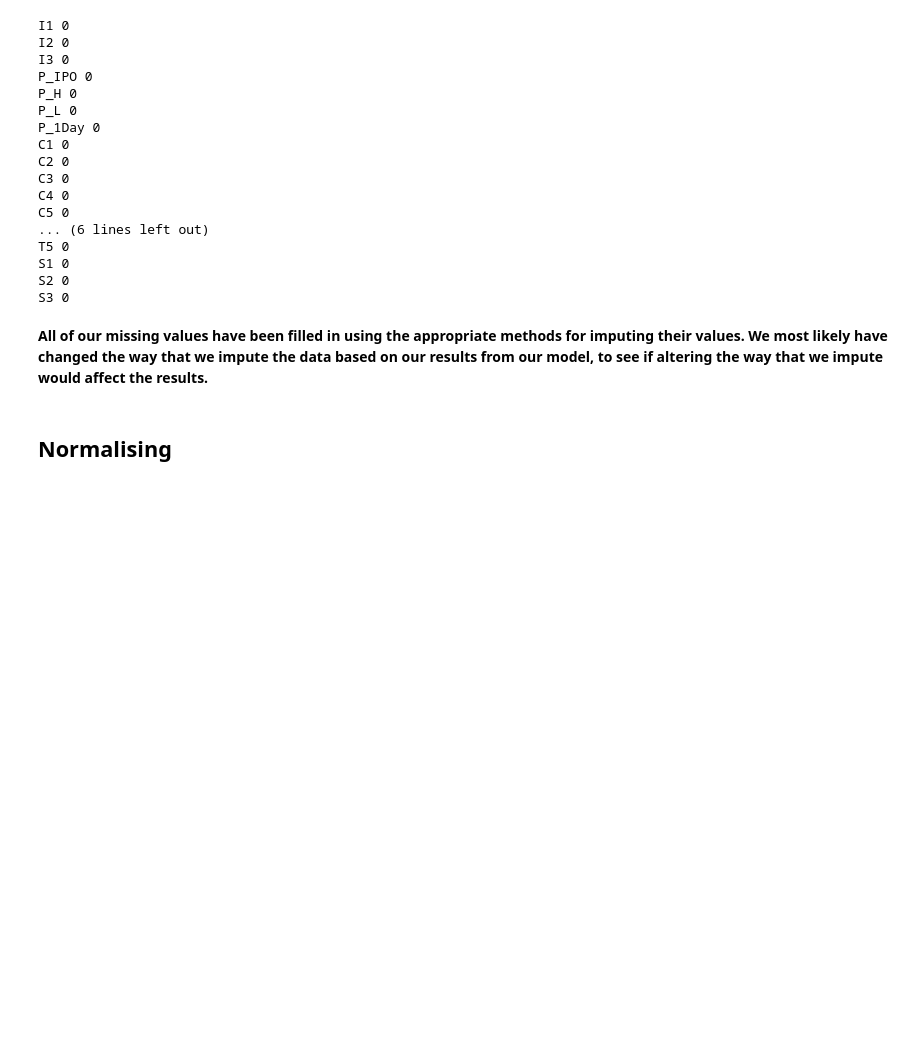
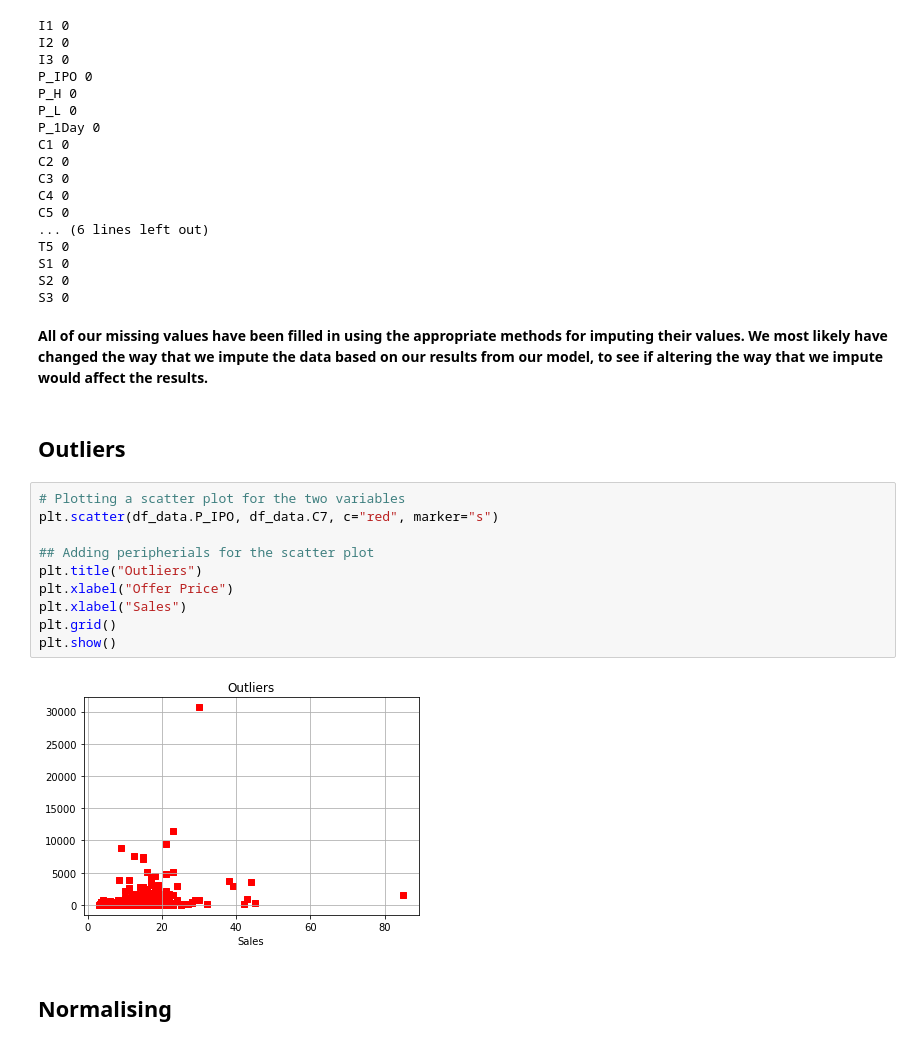
Before and after one commit to BA545-SP2019/2019-competition1-the-dundies, a Jupyter notebook: Our_Code_Good.ipynb, the cells around one changed output. Cells and saved outputs as stored; diff of their text form; blank space fills up the shorter version.

```diff
--- a/Our_Code_Good.ipynb
+++ b/Our_Code_Good.ipynb
@@ -333,6 +334,20 @@ S2 0
 S3 0
 # %% [markdown]
 __All of our missing values have been filled in using the appropriate methods for imputing their values. We most likely have changed the way that we impute the data based on our results from our model, to see if altering the way that we impute would affect the results.__
+# %% [markdown]
+## Outliers ##
+# %%
+# Plotting a scatter plot for the two variables
+plt.scatter(df_data.P_IPO, df_data.C7, c="red", marker="s")
+
+## Adding peripherials for the scatter plot
+plt.title("Outliers")
+plt.xlabel("Offer Price")
+plt.xlabel("Sales")
+plt.grid()
+plt.show()
+# %% [output]
+[figure, added]
 # %% [markdown]
 ## Normalising ##
 # %% [markdown]
```
Also changed, not shown: parts of 3 cells of this notebook.
